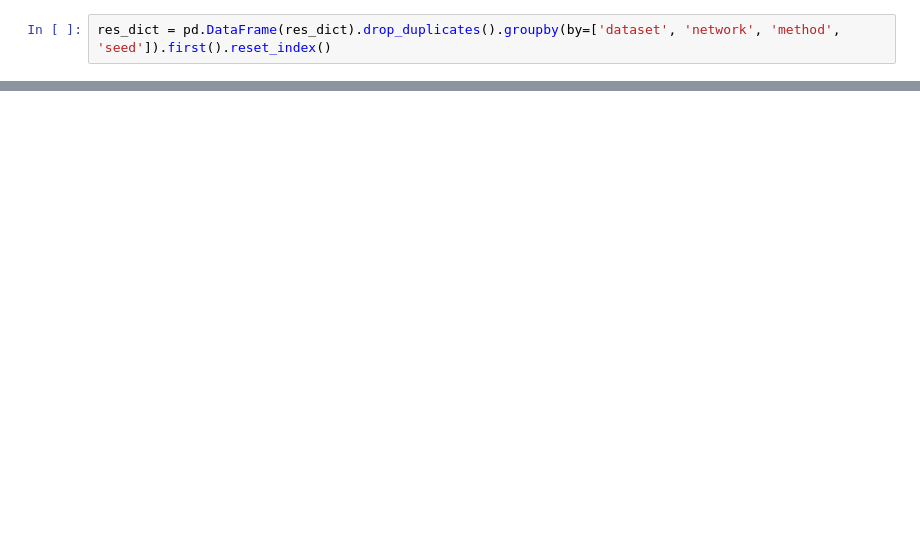
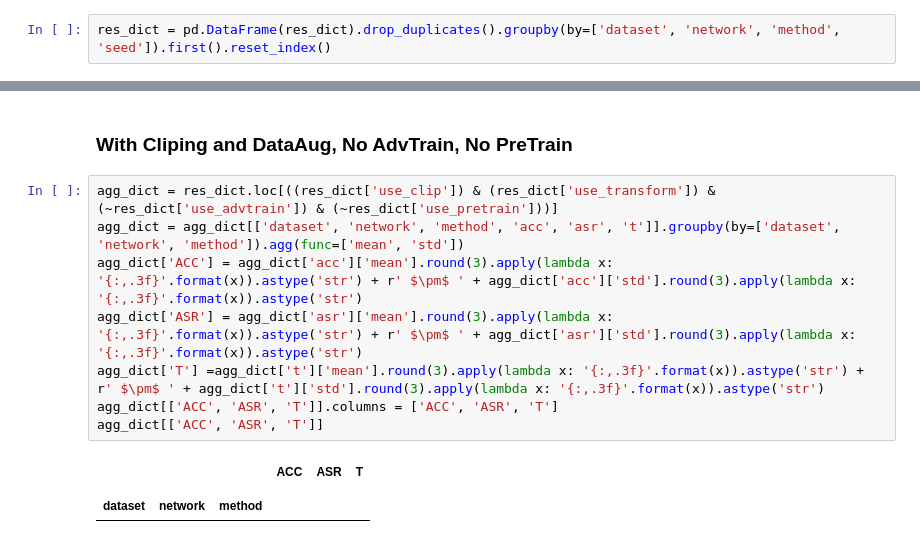
Before and after one commit to TrellixVulnTeam/UAPAttack_Y7IH, a Jupyter notebook: notebook/Experiment_Log_Process.ipynb, the cells around one changed output, grey strips where cells are left out. Cells and saved outputs as stored; diff of their text form; blank space fills up the shorter version.

```diff
--- a/notebook/Experiment_Log_Process.ipynb
+++ b/notebook/Experiment_Log_Process.ipynb
@@ -94,0 +180,14 @@ agg_dict[['ACC', 'ASR', 'T']]
+# %% [markdown]
+### With Cliping and DataAug, No AdvTrain, No PreTrain
+# %%
+agg_dict = res_dict.loc[((res_dict['use_clip']) & (res_dict['use_transform']) & (~res_dict['use_advtrain']) & (~res_dict['use_pretrain']))]
+agg_dict = agg_dict[['dataset', 'network', 'method', 'acc', 'asr', 't']].groupby(by=['dataset', 'network', 'method']).agg(func=['mean', 'std'])
+agg_dict['ACC'] = agg_dict['acc']['mean'].round(3).apply(lambda x: '{:,.3f}'.format(x)).astype('str') + r' $\pm$ ' + agg_dict['acc']['std'].round(3).apply(lambda x: '{:,.3f}'.format(x)).astype('str')
+agg_dict['ASR'] = agg_dict['asr']['mean'].round(3).apply(lambda x: '{:,.3f}'.format(x)).astype('str') + r' $\pm$ ' + agg_dict['asr']['std'].round(3).apply(lambda x: '{:,.3f}'.format(x)).astype('str')
+agg_dict['T'] =agg_dict['t']['mean'].round(3).apply(lambda x: '{:,.3f}'.format(x)).astype('str') + r' $\pm$ ' + agg_dict['t']['std'].round(3).apply(lambda x: '{:,.3f}'.format(x)).astype('str')
+agg_dict[['ACC', 'ASR', 'T']].columns = ['ACC', 'ASR', 'T']
+agg_dict[['ACC', 'ASR', 'T']]
+# %% [output]
+|  |  |  | ACC | ASR | T |
+|  |  |  |  |  |  |
+| dataset | network | method |  |  |  |
```
Also changed, not shown: parts of 6 cells of this notebook, 1 other file.
